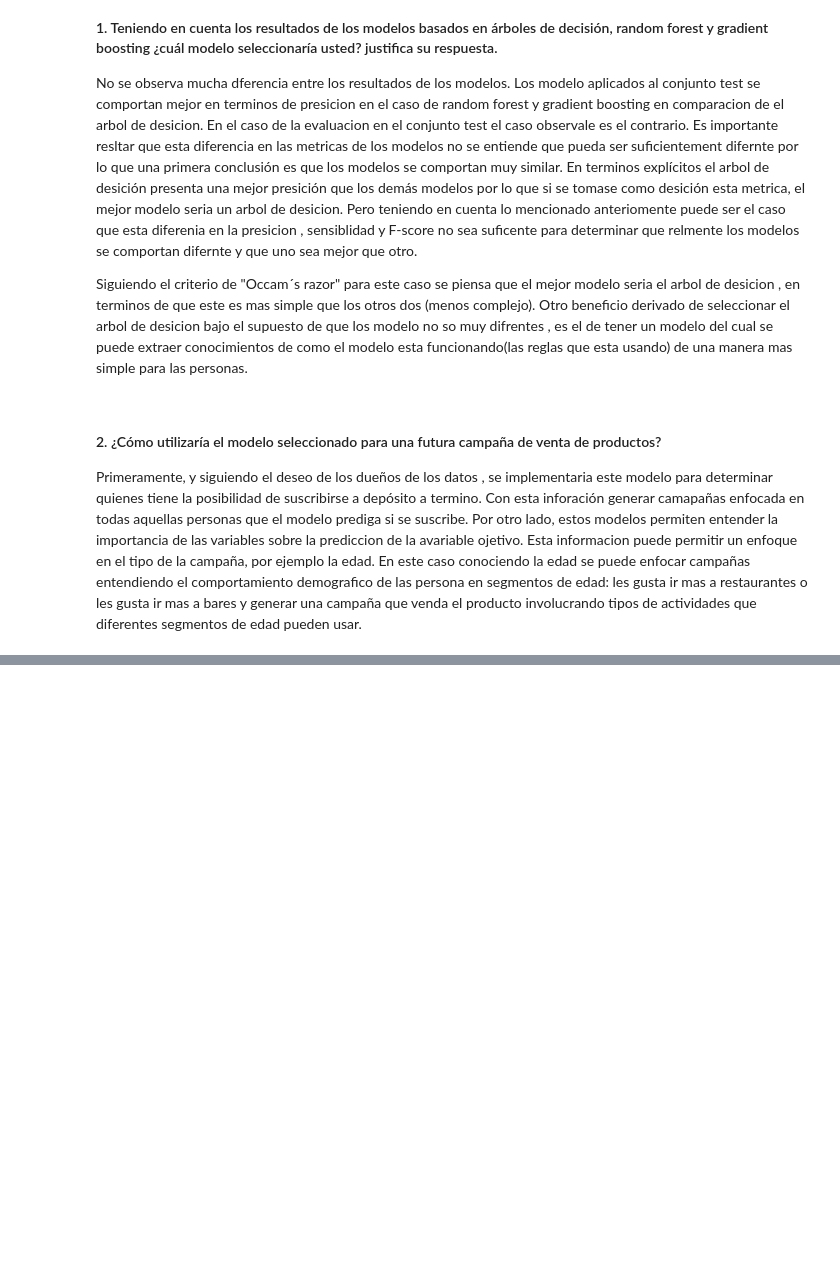
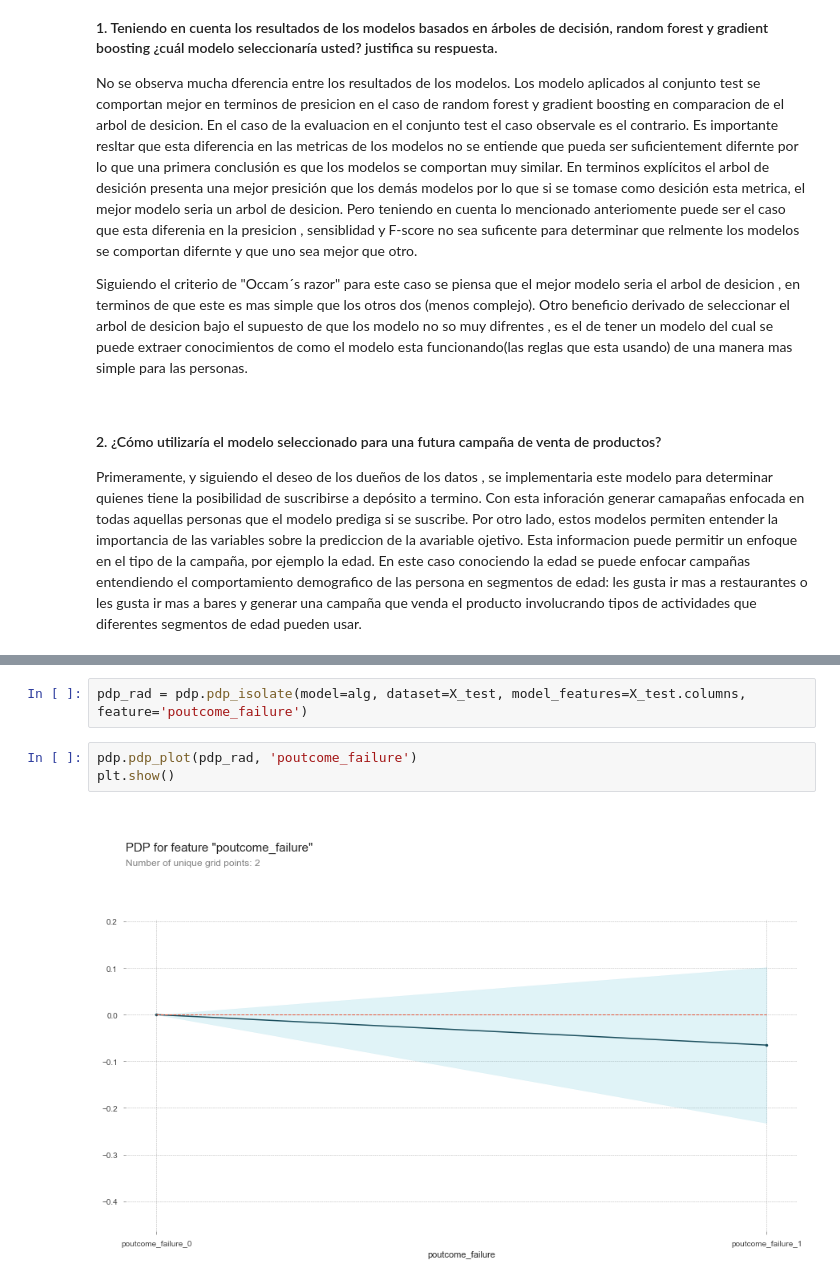
Before and after one commit to andresenrique08/CDA_Project, a Jupyter notebook: Tarea_arboles_y_random_forest/Practica8.ipynb, the cells around one changed output, grey strips where cells are left out. Saved outputs shown, nothing was run; the diff lists cells and outputs as text; blank space fills up the shorter version.

```diff
--- a/Tarea_arboles_y_random_forest/Practica8.ipynb
+++ b/Tarea_arboles_y_random_forest/Practica8.ipynb
@@ -1649,0 +1564,7 @@ Siguiendo el criterio de "Occam´s razor" para este caso  se piensa que el mejor
+# %%
+pdp_rad = pdp.pdp_isolate(model=alg, dataset=X_test, model_features=X_test.columns, feature='poutcome_failure')
+# %%
+pdp.pdp_plot(pdp_rad, 'poutcome_failure')
+plt.show()
+# %% [output]
+[figure, added]
```
Also changed, not shown: parts of 40 cells of this notebook.
